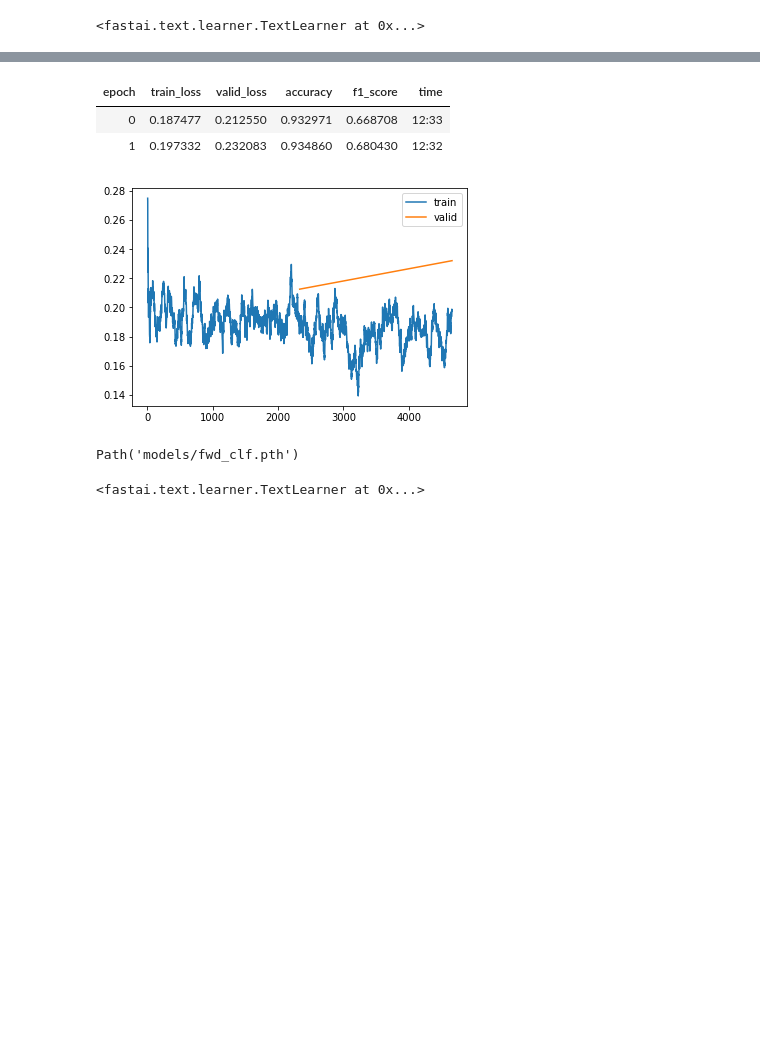
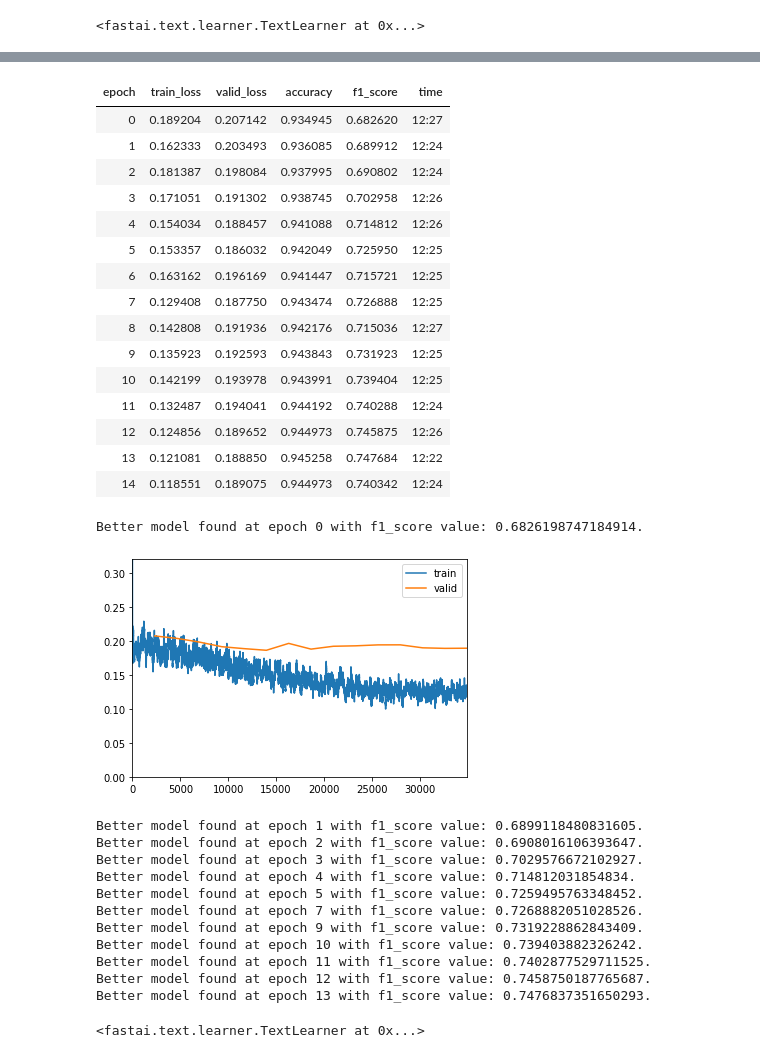
Before and after one commit to peluz/victor-visual-text, a Jupyter notebook: train_text_ulmfit.ipynb, the cells around one changed output, grey strips where cells are left out. Cells and saved outputs as stored; diff of their text form; code cells hidden in the pictures; blank space fills up the shorter version.

```diff
--- a/train_text_ulmfit.ipynb
+++ b/train_text_ulmfit.ipynb
@@ -420,7 +430,7 @@ dls = torch.load("./data/dls.pth")
 learn = text_classifier_learner(dls, AWD_LSTM, path=Path("."), drop_mult=1.,
                                 metrics=[accuracy, f1])
 # %%
-learn.load_encoder("lstm_lm_1E+3E+3E_enc")
+learn.load_encoder("best_fwd_lm_enc")
 # %% [output]
 <fastai.text.learner.TextLearner at 0x...>
 # %%
@@ -472,15 +482,36 @@ learn.fit_one_cycle(1, slice(5e-3/(2.6**4),5e-3))
+# %%
+learn.add_cbs([SaveModelCallback(monitor='f1_score', fname='best_fwd_clf'),
+                                       ShowGraphCallback()])
 # %%
 learn.unfreeze()
-learn.fit_one_cycle(2, slice(1e-3/(2.6**4),1e-3))
+learn.fit_one_cycle(15, slice(1e-3/(2.6**4),1e-3))
 # %% [output]
 | epoch | train_loss | valid_loss | accuracy | f1_score | time |
-| 0 | 0.187477 | 0.212550 | 0.932971 | 0.668708 | 12:33 |
-| 1 | 0.197332 | 0.232083 | 0.934860 | 0.680430 | 12:32 |
+| 0 | 0.189204 | 0.207142 | 0.934945 | 0.682620 | 12:27 |
+| 1 | 0.162333 | 0.203493 | 0.936085 | 0.689912 | 12:24 |
+| 2 | 0.181387 | 0.198084 | 0.937995 | 0.690802 | 12:24 |
+| 3 | 0.171051 | 0.191302 | 0.938745 | 0.702958 | 12:26 |
+| 4 | 0.154034 | 0.188457 | 0.941088 | 0.714812 | 12:26 |
+| 5 | 0.153357 | 0.186032 | 0.942049 | 0.725950 | 12:25 |
+| 6 | 0.163162 | 0.196169 | 0.941447 | 0.715721 | 12:25 |
+| 7 | 0.129408 | 0.187750 | 0.943474 | 0.726888 | 12:25 |
+| 8 | 0.142808 | 0.191936 | 0.942176 | 0.715036 | 12:27 |
+| 9 | 0.135923 | 0.192593 | 0.943843 | 0.731923 | 12:25 |
+| 10 | 0.142199 | 0.193978 | 0.943991 | 0.739404 | 12:25 |
+| 11 | 0.132487 | 0.194041 | 0.944192 | 0.740288 | 12:24 |
+| 12 | 0.124856 | 0.189652 | 0.944973 | 0.745875 | 12:26 |
+| 13 | 0.121081 | 0.188850 | 0.945258 | 0.747684 | 12:22 |
+| 14 | 0.118551 | 0.189075 | 0.944973 | 0.740342 | 12:24 |
+Better model found at epoch 0 with f1_score value: 0.6826198747184914.
+[figure, added]
+Better model found at epoch 1 with f1_score value: 0.6899118480831605.
+Better model found at epoch 2 with f1_score value: 0.6908016106393647.
+Better model found at epoch 3 with f1_score value: 0.7029576672102927.
+Better model found at epoch 4 with f1_score value: 0.714812031854834.
+Better model found at epoch 5 with f1_score value: 0.7259495763348452.
+Better model found at epoch 7 with f1_score value: 0.7268882051028526.
+Better model found at epoch 9 with f1_score value: 0.7319228862843409.
+Better model found at epoch 10 with f1_score value: 0.739403882326242.
+Better model found at epoch 11 with f1_score value: 0.7402877529711525.
+Better model found at epoch 12 with f1_score value: 0.7458750187765687.
+Better model found at epoch 13 with f1_score value: 0.7476837351650293.
-# %%
-learn.recorder.plot_loss()
-# %% [output]
-[figure, removed]
-# %%
-learn.save('fwd_clf')
-# %% [output]
-Path('models/fwd_clf.pth')
```
Also changed, not shown: parts of 64 cells of this notebook, 2 other files.
